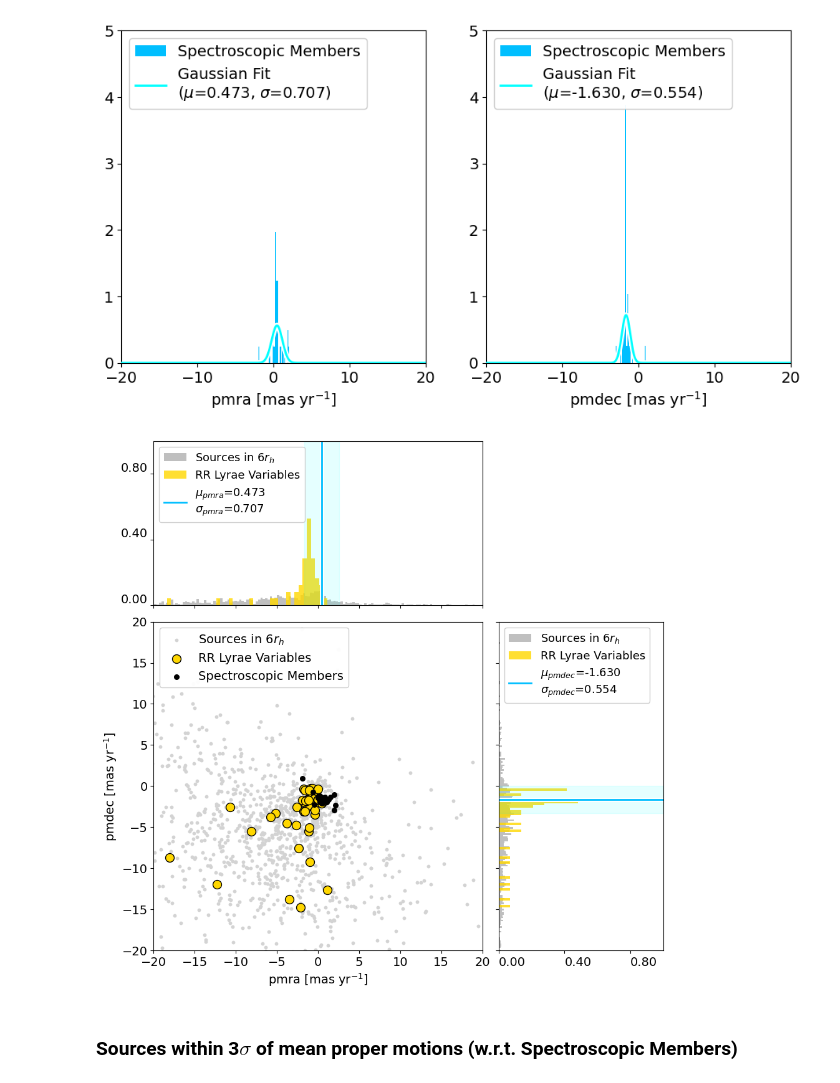
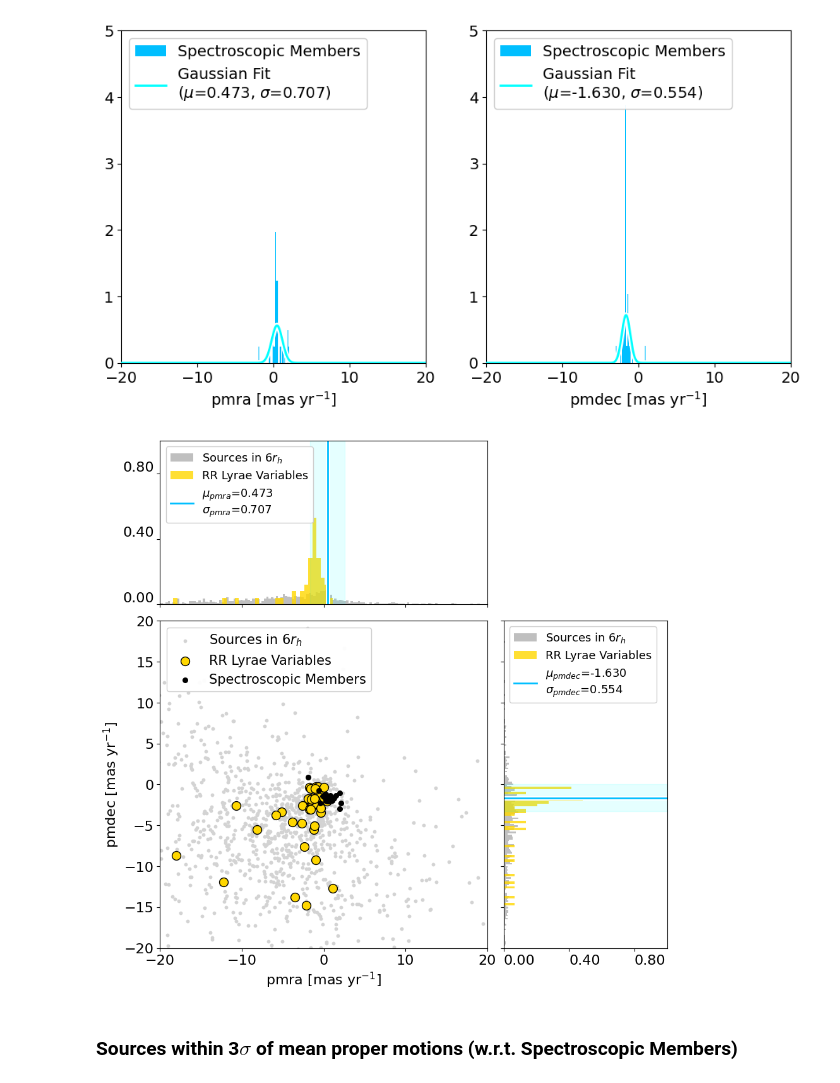
Before and after one commit to MLValentini/MultiMethod-UFDs, a Jupyter notebook: ComaBerenices.ipynb, the cells around one changed output. Cells and saved outputs as stored; diff of their text form; code cells hidden in the pictures.

```diff
--- a/ComaBerenices.ipynb
+++ b/ComaBerenices.ipynb
@@ -48,17 +48,17 @@ def scatter_hist(x, y, x_rr, y_rr, ax, ax_histx, ax_histy, center_pm, err_pm):
 
     ax.set_xlim(-20,20)
     ax.set_ylim(-20,20)
-    ax.tick_params(labelsize=14)
-    ax.set_xlabel(r'pmra [mas yr$^{-1}$]', fontsize=14)
-    ax.set_ylabel(r'pmdec [mas yr$^{-1}$]', fontsize=14)
+    ax.tick_params(labelsize=16)
+    ax.set_xlabel(r'pmra [mas yr$^{-1}$]', fontsize=16)
+    ax.set_ylabel(r'pmdec [mas yr$^{-1}$]', fontsize=16)
 
     ax.scatter(x, y, marker='o', s=10, label=r'Sources in 6$r_h$', color='lightgrey')
     ax.scatter(x_rr, y_rr, marker='o', edgecolor='k', s=100, label=r'RR Lyrae Variables', color='gold', zorder=2)
 
     ax_histx.set_ylim(0,1)
     ax_histy.set_xlim(0,1)
-    ax_histx.tick_params(labelsize=14)
-    ax_histy.tick_params(labelsize=14)
+    ax_histx.tick_params(labelsize=16)
+    ax_histy.tick_params(labelsize=16)
     ax_histx.yaxis.set_major_formatter(mticker.FormatStrFormatter('%.2f'))
     ax_histy.xaxis.set_major_formatter(mticker.FormatStrFormatter('%.2f'))
     ax_histx.yaxis.set_major_locator(mticker.MaxNLocator(nbins=3))
@@ -635,27 +635,27 @@ plt.show()
 # %%
 ## PROPER MOTIONS
 
 pm3 = plt.figure(layout='tight', figsize=(11,11))
 ax3 = pm3.add_subplot()
 
 ax3.set_aspect('equal')
 
 ax3_histx = ax3.inset_axes([0, 1.05, 1, 0.5], sharex=ax3)
 ax3_histy = ax3.inset_axes([1.05, 0, 0.5, 1], sharey=ax3)
 
 scatter_hist(data_5rh['pmra'], data_5rh['pmdec'], rr['pmra'], rr['pmdec'], ax3, ax3_histx, ax3_histy, center_mymemb, err_mymemb)
 
 ax3.scatter(memb['pmra'], memb['pmdec'], s=30, color='black', edgecolor='k', label='Spectroscopic Members', zorder=2)
 
-ax3.legend(loc=2, fontsize=14, framealpha=0.95)
+ax3.legend(loc=2, fontsize=15, framealpha=0.95)
 
 plt.setp(ax3_histy.get_xticklabels(), ha='left')
 plt.setp(ax3_histx.get_yticklabels(), va='bottom')
 
 plt.savefig('Plot/ComaBerenices/ComaBerenices_pm_join.png', bbox_inches='tight', pad_inches=0.1)
 plt.show()
 # %% [output]
-[figure, old version]
+[figure, new version]
 # %% [markdown]
 ### Sources within 3$\sigma$ of mean proper motions (w.r.t. Spectroscopic Members)
 # %%
```
Also changed, not shown: parts of 2 cells of this notebook, 6 other files.
